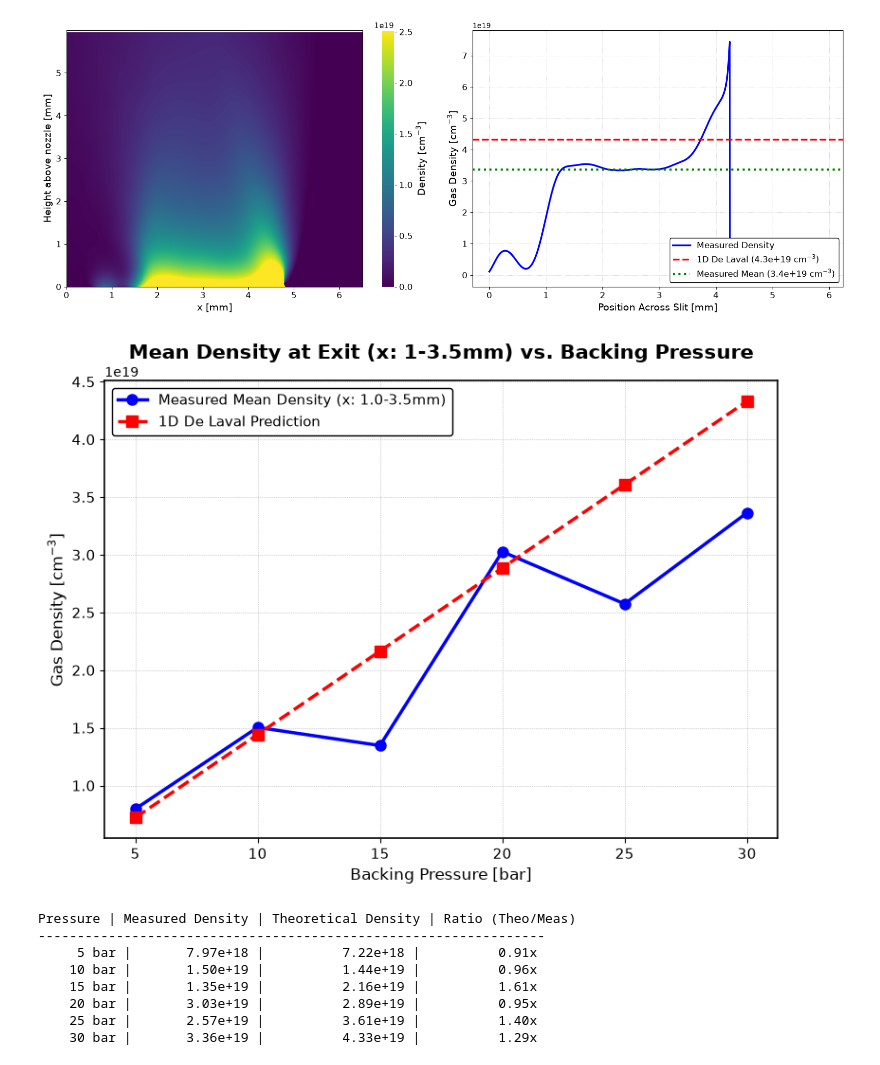
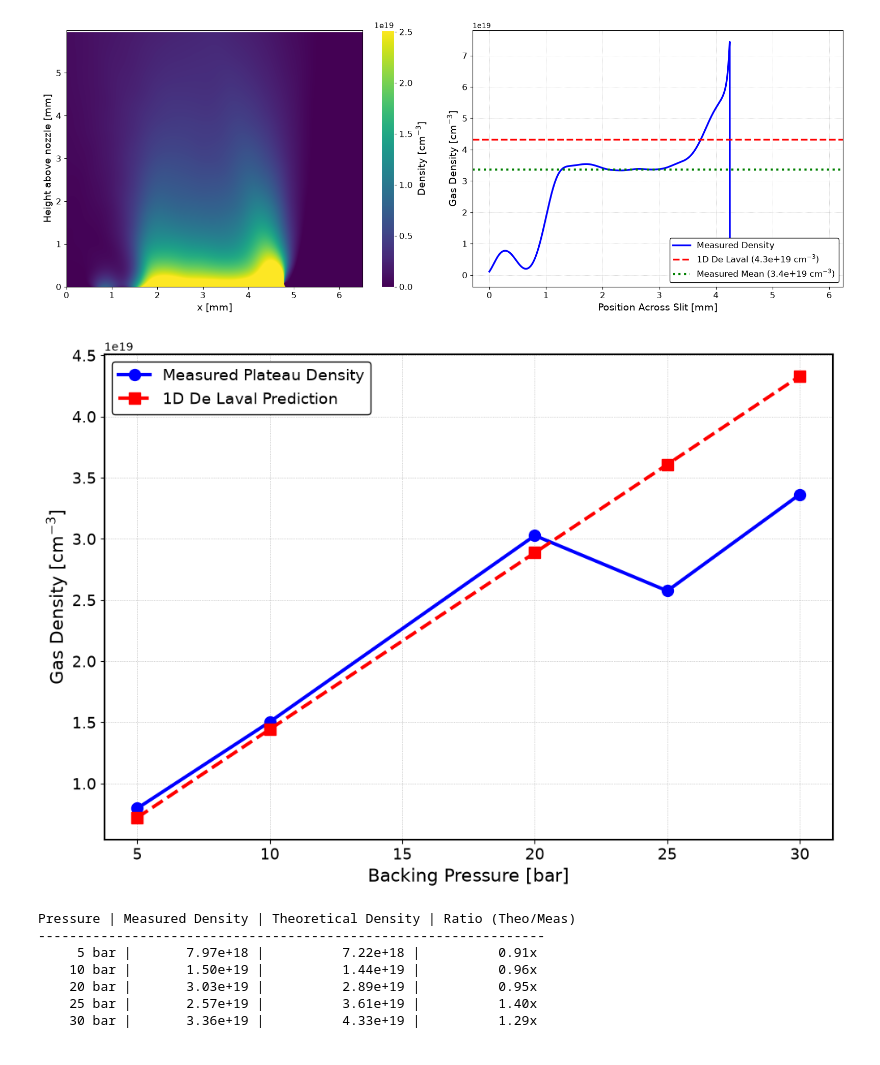
Before and after one commit to MalkaTargetry/nozzle_analysis, a Jupyter notebook: notebooks/nozzle_142.ipynb, the cells around one changed output. Saved outputs shown, nothing was run; the diff lists cells and outputs as text; code cells hidden in the pictures.

Commit message:
fixed the density measurement vs prediction graph

```diff
--- a/notebooks/nozzle_142.ipynb
+++ b/notebooks/nozzle_142.ipynb
@@ -281,49 +281,54 @@ Theoretical overestimation factor: ~1.3x
 # %%
 # %% [markdown]
 # # Density vs Pressure Comparison
 
 # %%
-fig, ax = plt.subplots(figsize=(8, 6), facecolor="white")
+# Create a mask to exclude 15 bar
+mask = pressures != 15
+plot_pressures = pressures[mask]
+plot_measured = measured_means[mask]
+plot_theoretical = theoretical_densities[mask]
+
+fig, ax = plt.subplots(figsize=(10, 7), facecolor="white")
 ax.set_facecolor("white")
 
-# Plot empirical measurements
-ax.plot(pressures, measured_means, marker='o', color="blue", linewidth=2.5, markersize=8,
-        label="Measured Mean Density (x: 1.0-3.5mm)")
+# Plot empirical measurements using filtered data
+ax.plot(plot_pressures, plot_measured, marker='o', color="blue", linewidth=3, markersize=10,
+        label="Measured Plateau Density")
 
-# Plot theoretical predictions
-ax.plot(pressures, theoretical_densities, marker='s', color="red", linestyle="--", linewidth=2.5, markersize=8,
+# Plot theoretical predictions using filtered data
+ax.plot(plot_pressures, plot_theoretical, marker='s', color="red", linestyle="--", linewidth=3, markersize=10,
         label="1D De Laval Prediction")
 
-ax.set_title("Mean Density at Exit (x: 1-3.5mm) vs. Backing Pressure", fontsize=15, color="black", fontweight="bold")
-ax.set_xlabel("Backing Pressure [bar]", fontsize=12, color="black")
-ax.set_ylabel("Gas Density [cm$^{-3}$]", fontsize=12, color="black")
-ax.tick_params(colors="black", labelsize=11)
+# ax.set_title("Mean Density at Exit vs. Backing Pressure", fontsize=20, color="black", fontweight="bold", pad=15)
+ax.set_xlabel("Backing Pressure [bar]", fontsize=16, color="black")
+ax.set_ylabel("Gas Density [cm$^{-3}$]", fontsize=16, color="black")
+ax.tick_params(colors="black", labelsize=14)
 
 for spine in ax.spines.values():
     spine.set_color("black")
-    spine.set_linewidth(1.2)
+    spine.set_linewidth(1.5)
 
 ax.grid(True, linestyle=":", alpha=0.7, color="gray")
 
-legend = ax.legend(loc="upper left", fontsize=11, facecolor="white", framealpha=1.0, edgecolor="black")
+legend = ax.legend(loc="upper left", fontsize=14, facecolor="white", framealpha=1.0, edgecolor="black")
 for text in legend.get_texts():
     text.set_color("black")
 
 plt.tight_layout()
 plt.show()
 
 print("Pressure | Measured Density | Theoretical Density | Ratio (Theo/Meas)")
 print("-" * 65)
-for p, meas, theo in zip(pressures, measured_means, theoretical_densities):
+for p, meas, theo in zip(plot_pressures, plot_measured, plot_theoretical):
     ratio = theo / meas
     print(f"{p:>6} bar | {meas:>14.2e} | {theo:>17.2e} | {ratio:>13.2f}x")
 # %% [output]
-[figure, old version]
+[figure, new version]
 Pressure | Measured Density | Theoretical Density | Ratio (Theo/Meas)
 -----------------------------------------------------------------
      5 bar |       7.97e+18 |          7.22e+18 |          0.91x
     10 bar |       1.50e+19 |          1.44e+19 |          0.96x
-    15 bar |       1.35e+19 |          2.16e+19 |          1.61x
     20 bar |       3.03e+19 |          2.89e+19 |          0.95x
     25 bar |       2.57e+19 |          3.61e+19 |          1.40x
     30 bar |       3.36e+19 |          4.33e+19 |          1.29x
```
